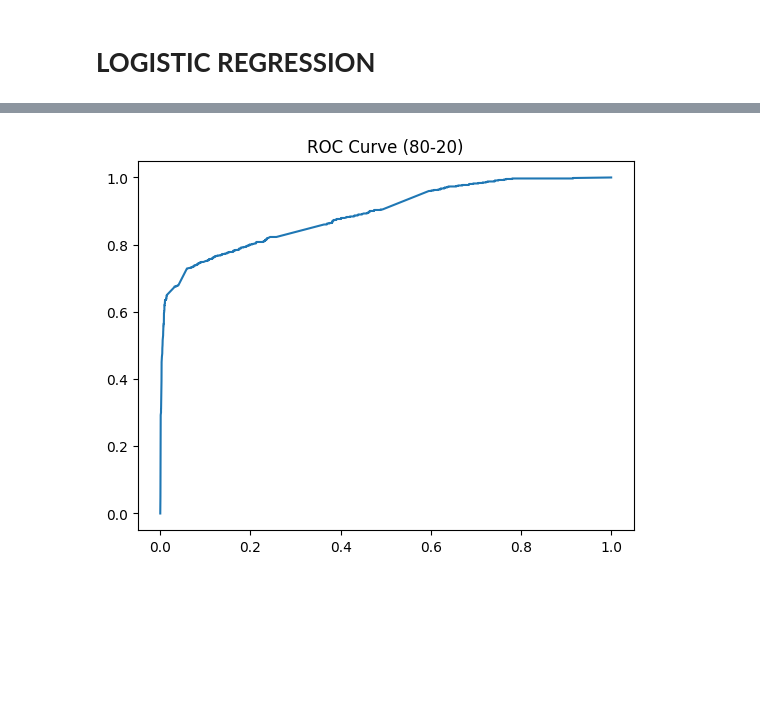
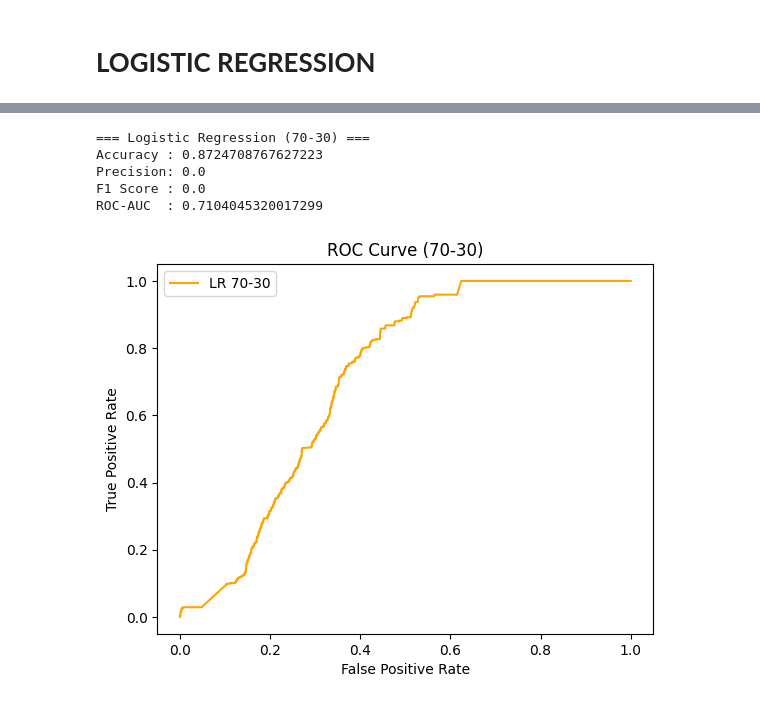
Before and after one commit to MehulShukla-git/Movie_Recommendation_System, a Jupyter notebook: Logistic_Regression.ipynb, the cells around one changed output, grey strips where cells are left out. Cells and saved outputs as stored; diff of their text form; code cells hidden in the pictures; blank space fills up the shorter version.

```diff
--- a/Logistic_Regression.ipynb
+++ b/Logistic_Regression.ipynb
@@ -89,6 +70,14 @@ X = tfidf.fit_transform(df['tags'])
 # %%
-# Target
+from sklearn.feature_extraction.text import TfidfVectorizer
+from scipy.sparse import hstack
+
+tfidf = TfidfVectorizer(max_features=5000)
+tfidf_matrix = tfidf.fit_transform(df['tags'])
+
 df['vote_average'] = pd.to_numeric(df['vote_average'], errors='coerce').fillna(0)
-y = df['vote_average'].apply(lambda x: 1 if x >= 6 else 0)
+df['popularity'] = pd.to_numeric(df['popularity'], errors='coerce').fillna(0)
 
-X_dense = X.toarray()
+X = hstack((tfidf_matrix, df[['popularity']].values)).tocsr()
+
+df['target'] = df['vote_average'].apply(lambda x: 1 if x >= 6 else 0)
+y = df['target']
@@ -186,9 +123,34 @@ plt.show()
-# %%
-# ROC Curve
-fpr, tpr, _ = roc_curve(y_test, y_prob)
-plt.figure()
-plt.plot(fpr, tpr)
-plt.title("ROC Curve (80-20)")
-plt.show()
-# %% [output]
-[figure, removed]
+# %%
+X_train_70, X_test_30, y_train_70, y_test_30 = train_test_split(
+    X.toarray(), y, test_size=0.3, random_state=42, stratify=y
+)
+
+lr = LogisticRegression(max_iter=1000)
+lr.fit(X_train_70, y_train_70)
+
+y_pred_70 = lr.predict(X_test_30)
+y_prob_70 = lr.predict_proba(X_test_30)[:,1]
+
+print("=== Logistic Regression (70-30) ===")
+print("Accuracy :", accuracy_score(y_test_30, y_pred_70))
+print("Precision:", precision_score(y_test_30, y_pred_70))
+print("F1 Score :", f1_score(y_test_30, y_pred_70))
+print("ROC-AUC  :", roc_auc_score(y_test_30, y_prob_70))
+# %% [output]
+=== Logistic Regression (70-30) ===
+Accuracy : 0.8724708767627223
+Precision: 0.0
+F1 Score : 0.0
+ROC-AUC  : 0.7104045320017299
+# %%
+fpr_70, tpr_70, _ = roc_curve(y_test_30, y_prob_70)
+
+plt.figure()
+plt.plot(fpr_70, tpr_70, color='orange', label="LR 70-30")
+plt.xlabel("False Positive Rate")
+plt.ylabel("True Positive Rate")
+plt.title("ROC Curve (70-30)")
+plt.legend()
+plt.show()
+# %% [output]
+[figure, added]
```
Also changed, not shown: parts of 15 cells of this notebook.
